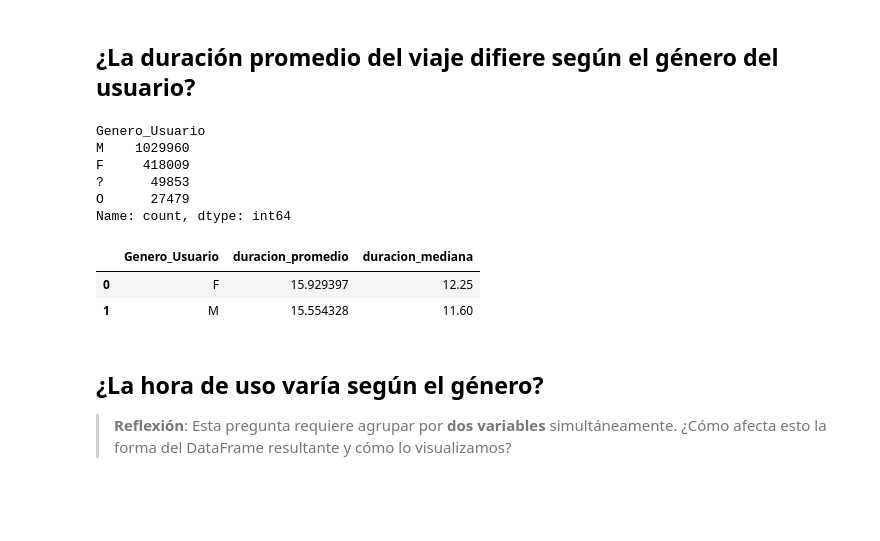
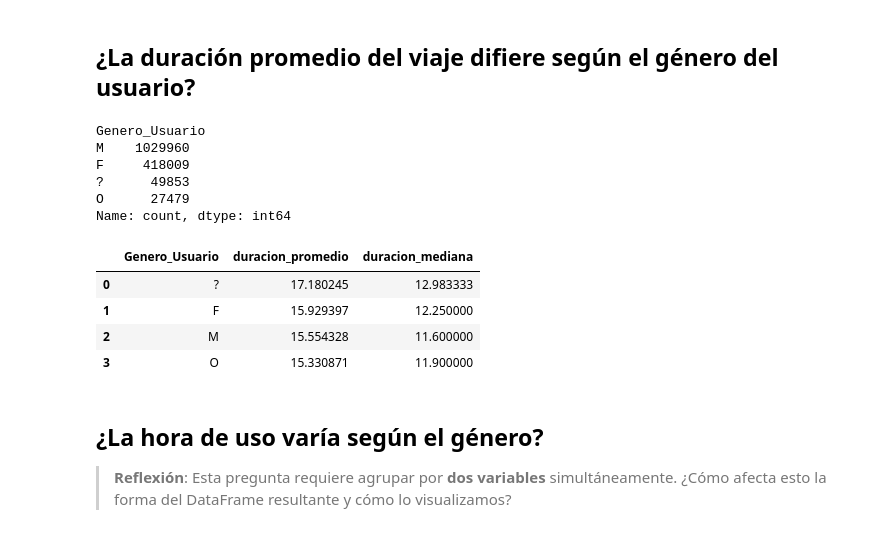
Before and after one commit to JuanPaCano-829/mineria_datos, a Jupyter notebook: notebooks/eda_ecobici.ipynb, the cells around one changed output. Saved outputs shown, nothing was run; the diff lists cells and outputs as text; code cells hidden in the pictures; blank space fills up the shorter version.

```diff
--- a/notebooks/eda_ecobici.ipynb
+++ b/notebooks/eda_ecobici.ipynb
@@ -25,15 +25,15 @@ Utilizaremos un archivo mensual de los datos abiertos de la CDMX.
 > **Nota**: Estos archivos suelen ser grandes (>100MB). Para este ejercicio, puedes descargar uno directamente de: [Datos Abiertos CDMX](https://ecobici.cdmx.gob.mx/datos-abiertos/?gad_source=1&gad_campaignid=23606083357&gbraid=0AAAAA_xfLRMWRYYEEcXy4H5OkTwa61_bX&gclid=CjwKCAiAzZ_NBhAEEiwAMtqKy0W0-5T-8bSJuHWIbLFwQc_-JzKeAB3_ITlPlGvu2Hii05-1Ymb5uRoC0MEQAvD_BwE)
 # %%
 # URL de ejemplo (Enero 2026)
+df = pd.read_csv(
+    "https://ecobici.cdmx.gob.mx/wp-content/uploads/2026/02/2026-01.csv",
+    low_memory=True
+)
+
 #df = pd.read_csv(
-#    "https://ecobici.cdmx.gob.mx/wp-content/uploads/2026/02/2026-01.csv",
+#    "~/Downloads/2026-01.csv",
 #    low_memory=True
 #)
-
-df = pd.read_csv(
-    "../data/2026-01.csv",
-    low_memory=True
-)
 # %%
 df.info(memory_usage='deep')
 # %% [output]
@@ -255,35 +253,37 @@ Ahora combinamos las dimensiones de **quién** y **cómo** usa la ecobici.
 # %%
 df_duracion = df_clean.assign(
     duracion_minutos = lambda x: x.duracion_viaje.dt.total_seconds() / 60
 )
 
 # Antes de graficar: ¿Qué valores de Genero_Usuario existen?
 # ¿Necesitamos filtrar alguno?
 print(df_duracion['Genero_Usuario'].value_counts())
 
 duracion_por_genero = (
     df_duracion
     # Opcional: filtrar géneros con pocos registros o valores inesperados
-    .query("Genero_Usuario.isin(['F','M'])")
+    #.query("Genero_Usuario.isin(['F','M'])")
     .groupby('Genero_Usuario')
     .agg(
         duracion_promedio = ("duracion_minutos", "mean"),  # ¿Media, mediana? ¿Por qué?
         duracion_mediana  = ("duracion_minutos", "median"),
     )
     .reset_index()
 )
 
 duracion_por_genero
 # %% [output]
 Genero_Usuario
 M    1029960
 F     418009
 ?      49853
 O      27479
 Name: count, dtype: int64
 |  | Genero_Usuario | duracion_promedio | duracion_mediana |
-| 0 | F | 15.929397 | 12.25 |
-| 1 | M | 15.554328 | 11.60 |
+| 0 | ? | 17.180245 | 12.983333 |
+| 1 | F | 15.929397 | 12.250000 |
+| 2 | M | 15.554328 | 11.600000 |
+| 3 | O | 15.330871 | 11.900000 |
 # %% [markdown]
 ## ¿La hora de uso varía según el género?
 
```
Also changed, not shown: parts of 15 cells of this notebook.
